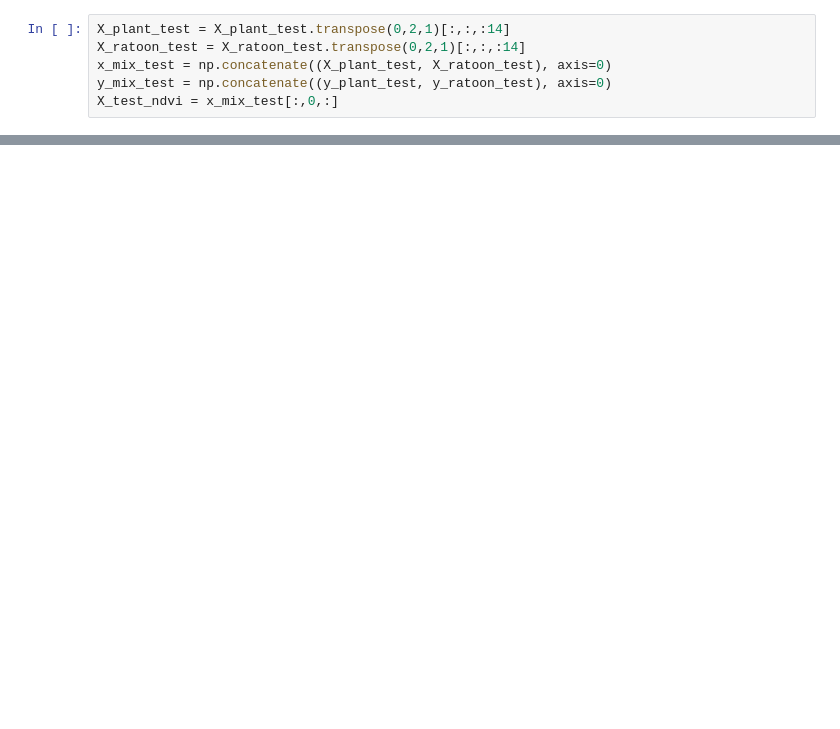
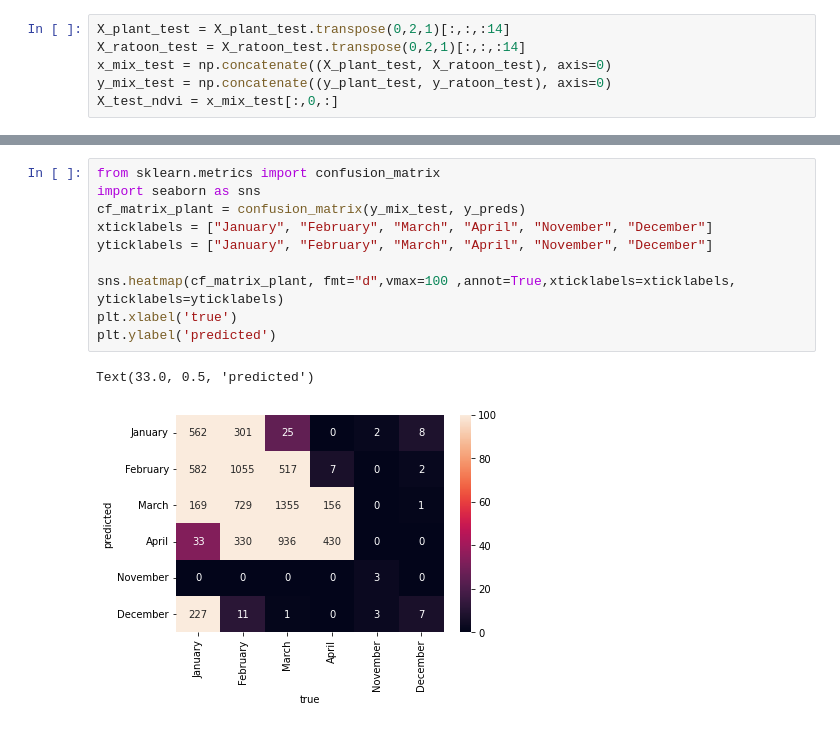
Before and after one commit to supskv/ml-sugarcane-project, a Jupyter notebook: ML_project_ex2_Randomforest.ipynb, the cells around one changed output, grey strips where cells are left out. Drawn from its saved outputs; the diff is of its cells as text; blank space fills up the shorter version.

```diff
--- a/ML_project_ex2_Randomforest.ipynb
+++ b/ML_project_ex2_Randomforest.ipynb
@@ -248,0 +249,13 @@ weighted avg       0.51      0.47      0.46      7452
+# %%
+from sklearn.metrics import confusion_matrix
+import seaborn as sns
+cf_matrix_plant = confusion_matrix(y_mix_test, y_preds)
+xticklabels = ["January", "February", "March", "April", "November", "December"]
+yticklabels = ["January", "February", "March", "April", "November", "December"]
+
+sns.heatmap(cf_matrix_plant, fmt="d",vmax=100 ,annot=True,xticklabels=xticklabels, yticklabels=yticklabels)
+plt.xlabel('true')
+plt.ylabel('predicted')
+# %% [output]
+Text(33.0, 0.5, 'predicted')
+[figure, added]
```
Also changed, not shown: parts of 4 cells of this notebook, 7 other files.
